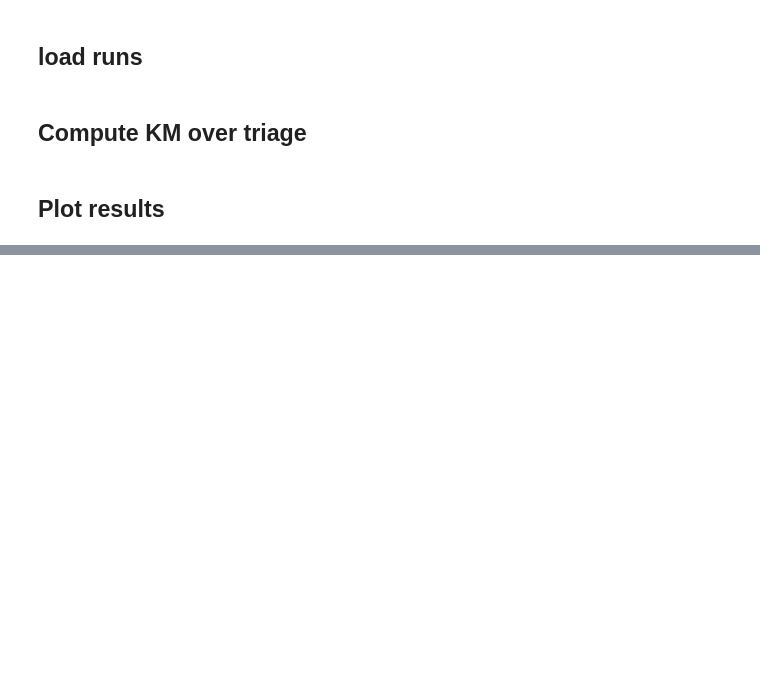
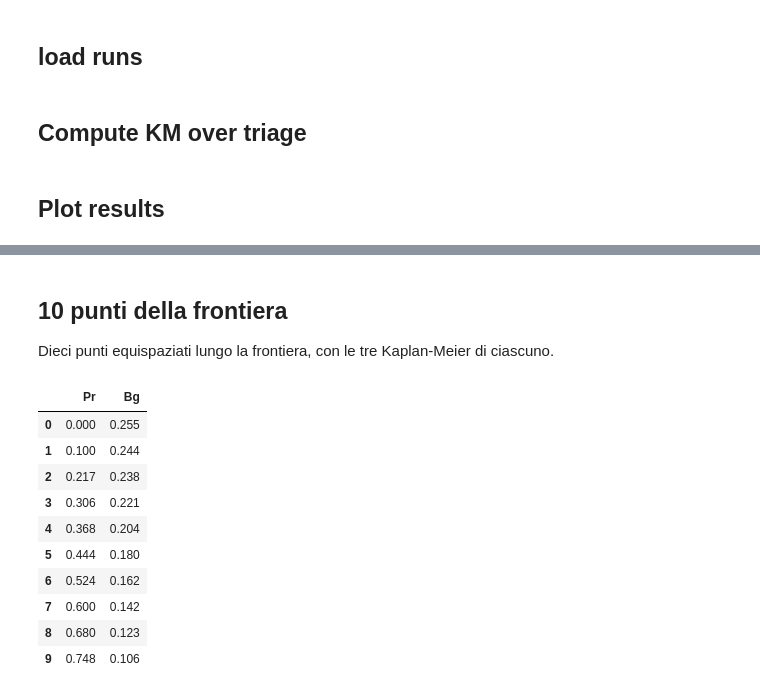
Before and after one commit to Vincenzo0404/DialysisML, a Jupyter notebook: notebooks/kaplan_meier.ipynb, the cells around one changed output, grey strips where cells are left out. Cells and saved outputs as stored; diff of their text form; code cells hidden in the pictures; blank space fills up the shorter version.

```diff
--- a/notebooks/kaplan_meier.ipynb
+++ b/notebooks/kaplan_meier.ipynb
@@ -146,0 +231,74 @@ results.to_csv("triage_results.csv", index=False)
+# %% [markdown]
+## 10 punti della frontiera
+
+Dieci punti equispaziati lungo la frontiera, con le tre Kaplan-Meier di ciascuno.
+# %%
+N_POINTS = 10
+
+# equispaziati lungo la frontiera, non lungo Pr: Pr copre [0, 0.81] e Bg [0.11,
+# 0.26], quindi senza normalizzare gli assi la distanza sarebbe quasi solo Pr e
+# i punti si addenserebbero dove la frontiera corre verticale
+front = results[results["on_frontier"]].sort_values("Pr").reset_index(drop=True)
+u = (front["Pr"] - front["Pr"].min()) / (front["Pr"].max() - front["Pr"].min())
+v = (front["Bg"] - front["Bg"].min()) / (front["Bg"].max() - front["Bg"].min())
+arc = np.concatenate([[0.0], np.cumsum(np.hypot(np.diff(u), np.diff(v)))])
+
+picked = sorted({int(np.abs(arc - t).argmin()) for t in np.linspace(0, arc[-1], N_POINTS)})
+selected = front.loc[picked].reset_index(drop=True)
+selected.insert(0, "point", np.arange(1, len(selected) + 1))
+
+# quale formulazione e quale adapter stanno dietro a un run
+cfg_of = {rid: cfg for cfg, runs in confs for rid in runs["run_id"]}
+tag_of = {rid: tag for _, runs in confs for rid, tag in zip(runs["run_id"], runs["tags.adapter"])}
+
+_frames: dict[int, tuple] = {}
+_survs: dict[str, np.ndarray] = {}
+
+
+def evaluation_set(cfg):
+    """Il validation set di quella formulazione, calcolato una volta sola."""
+    if id(cfg) not in _frames:
+        frame = run_unfitted(cfg)
+        tr, te = split_frame(cfg, frame)
+        tr, te = run_fitted(cfg, tr, te)
+        data = te.data
+        _frames[id(cfg)] = (
+            ~data["censored"].to_numpy(dtype=bool),
+            data["tte"].to_numpy(dtype=np.int32),
+            x_y_split(cfg, te)[0],
+        )
+    return _frames[id(cfg)]
+
+
+curves = []
+for row in selected.itertuples():
+    event_r, time_exit_r, X_r = evaluation_set(cfg_of[row.run_id])
+    estimator = ModelAdapter.create(tag_of[row.run_id]).load(SAVED_ADAPTERS / row.run_id)
+
+    if isinstance(estimator, XGBoostAdapter):
+        if row.run_id not in _survs:
+            _survs[row.run_id] = estimator.survival(X_r)
+        tte_pred = estimator.predict(X_r, row.threshold, _survs[row.run_id]) * 30
+    else:
+        tte_pred = estimator.predict(X_r) * 30
+
+    masks = {
+        "rosse": tte_pred <= 180,
+        "gialle": (tte_pred > 180) & (tte_pred < 365),
+        "verdi": tte_pred >= 365,
+    }
+    curves.append({name: kaplan_meier_estimator(event_r[m], time_exit_r[m]) for name, m in masks.items()})
+
+selected[["Pr", "Bg"]].round(3)
+# %% [output]
+|  | Pr | Bg |
+| 0 | 0.000 | 0.255 |
+| 1 | 0.100 | 0.244 |
+| 2 | 0.217 | 0.238 |
+| 3 | 0.306 | 0.221 |
+| 4 | 0.368 | 0.204 |
+| 5 | 0.444 | 0.180 |
+| 6 | 0.524 | 0.162 |
+| 7 | 0.600 | 0.142 |
+| 8 | 0.680 | 0.123 |
+| 9 | 0.748 | 0.106 |
```
Also changed, not shown: parts of 11 cells of this notebook, 19 other files.
